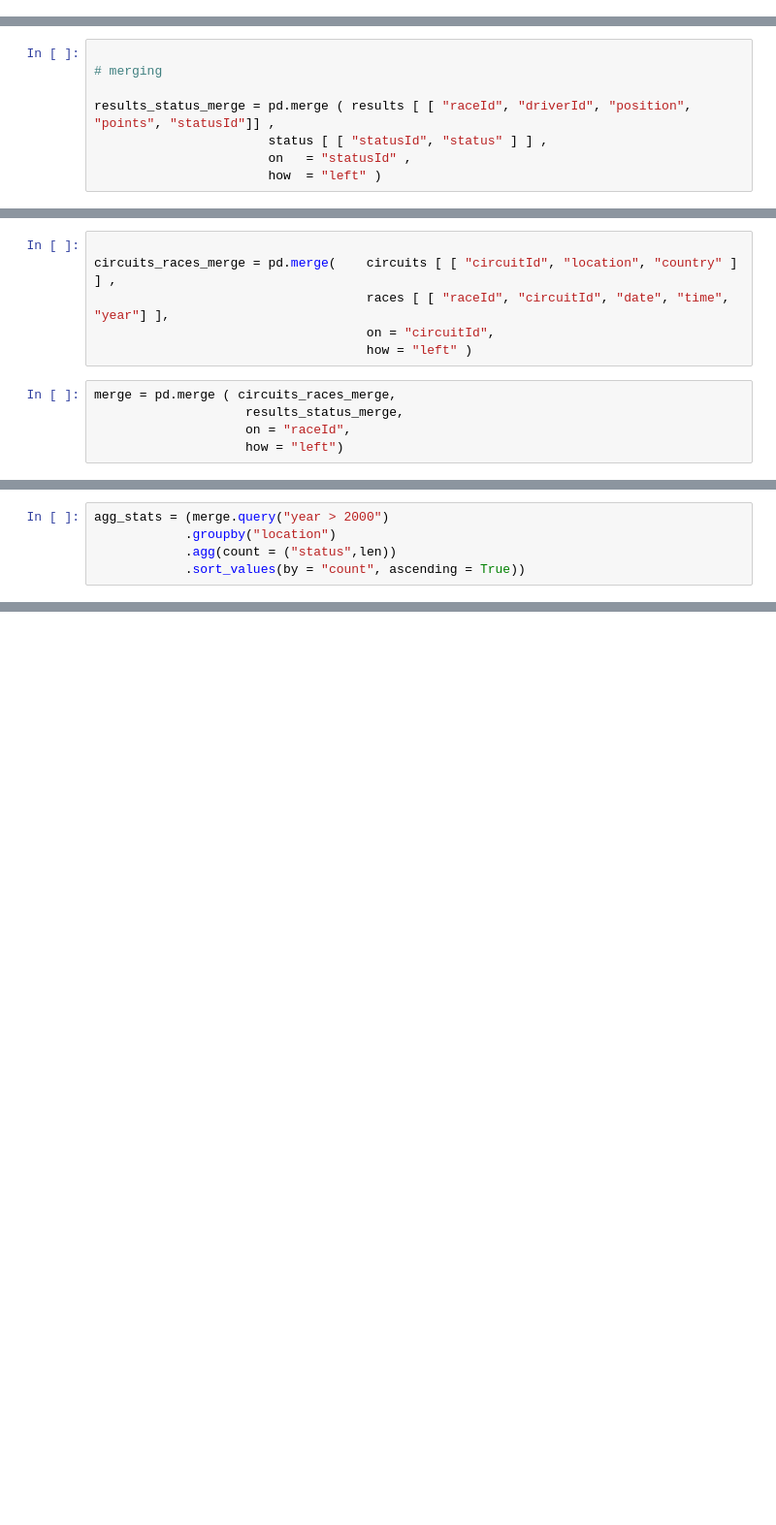
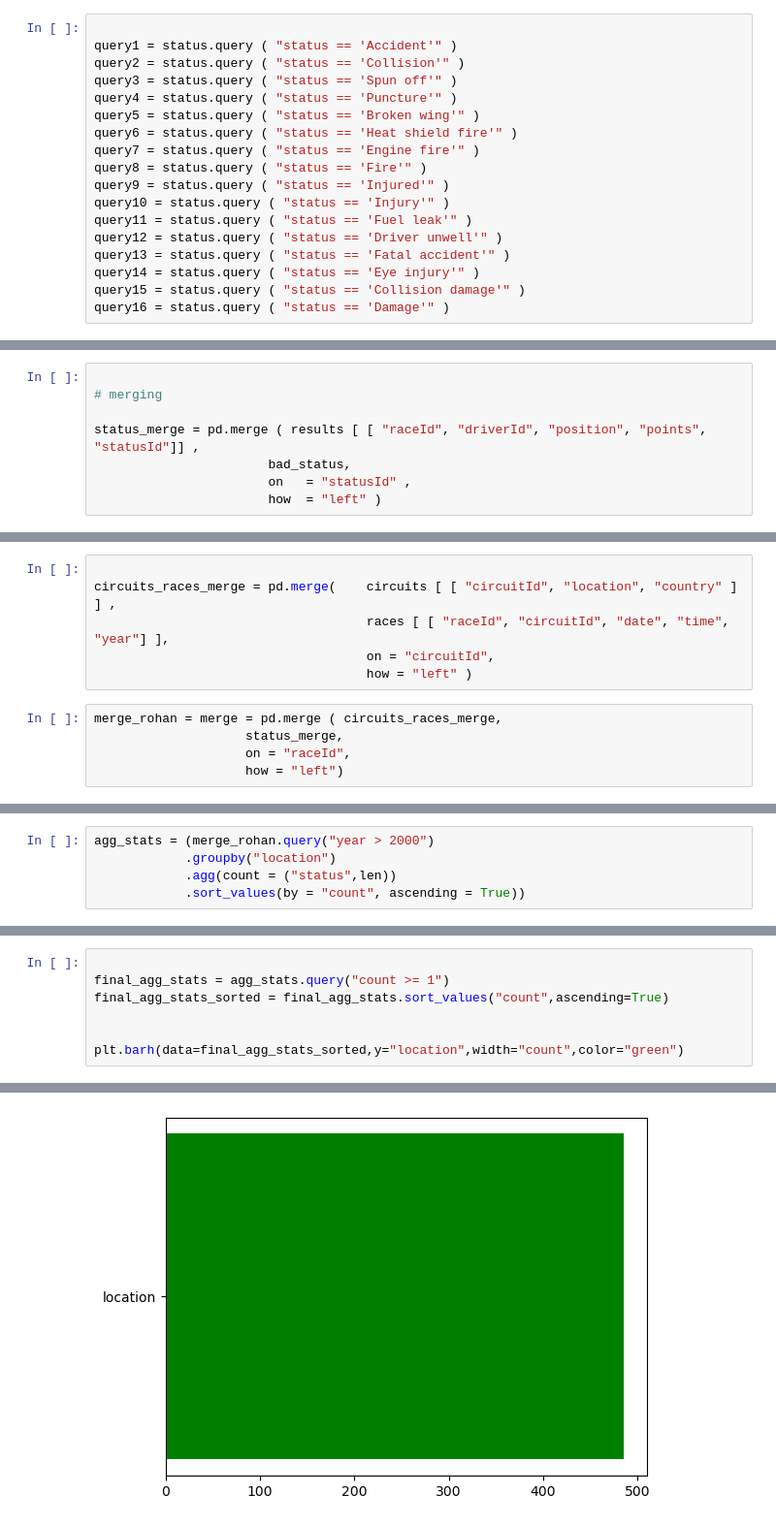
Before and after one commit to j-suave/emoryqtm151, a Jupyter notebook: final_project/Final Project.ipynb, the cells around one changed output, grey strips where cells are left out. Shown at 97% size. Drawn from its saved outputs; the diff is of its cells as text; blank space fills up the shorter version.

```diff
--- a/final_project/Final Project.ipynb
+++ b/final_project/Final Project.ipynb
@@ -161,3 +161,21 @@ dtype: object
 # %% [markdown]
 
 <span style="color:orange"><font size = 5>      I will be using the circuits, races, results, and status datasets.  In the circuits dataset, there are 77 rows (observations), each representing a different circuit ( race location ).  There is no reference of time ( years ) in this dataset.  The columns are
+# %%
+
+query1 = status.query ( "status == 'Accident'" )
+query2 = status.query ( "status == 'Collision'" )
+query3 = status.query ( "status == 'Spun off'" )
+query4 = status.query ( "status == 'Puncture'" )
+query5 = status.query ( "status == 'Broken wing'" )
+query6 = status.query ( "status == 'Heat shield fire'" )
+query7 = status.query ( "status == 'Engine fire'" )
+query8 = status.query ( "status == 'Fire'" )
+query9 = status.query ( "status == 'Injured'" )
+query10 = status.query ( "status == 'Injury'" )
+query11 = status.query ( "status == 'Fuel leak'" )
+query12 = status.query ( "status == 'Driver unwell'" )
+query13 = status.query ( "status == 'Fatal accident'" )
+query14 = status.query ( "status == 'Eye injury'" )
+query15 = status.query ( "status == 'Collision damage'" )
+query16 = status.query ( "status == 'Damage'" )
@@ -165,7 +187,7 @@ dtype: object
 
 # merging
 
-results_status_merge = pd.merge ( results [ [ "raceId", "driverId", "position", "points", "statusId"]] ,
-                       status [ [ "statusId", "status" ] ] ,
+status_merge = pd.merge ( results [ [ "raceId", "driverId", "position", "points", "statusId"]] ,
+                       bad_status,
                        on   = "statusId" ,
                        how  = "left" )
@@ -262,7 +198,7 @@ circuits_races_merge = pd.merge(    circuits [ [ "circuitId", "location", "count
                                     on = "circuitId",
                                     how = "left" )
 # %%
-merge = pd.merge ( circuits_races_merge,
-                    results_status_merge,
+merge_rohan = merge = pd.merge ( circuits_races_merge,
+                    status_merge,
                     on = "raceId",
                     how = "left")
@@ -312,5 +205,5 @@ array([2009, 2008, 2007, 2006, 2005, 2004, 2003, 2002, 2001, 2000, 1999,
 # %%
-agg_stats = (merge.query("year > 2000")
+agg_stats = (merge_rohan.query("year > 2000")
             .groupby("location")
             .agg(count = ("status",len))
             .sort_values(by = "count", ascending = True))
@@ -322,0 +210,8 @@ KeyError: 'location'
+# %%
+
+final_agg_stats = agg_stats.query("count >= 1")
+final_agg_stats_sorted = final_agg_stats.sort_values("count",ascending=True)
+
+
+plt.barh(data=final_agg_stats_sorted,y="location",width="count",color="green")
+# %% [output]
@@ -322,0 +219 @@ KeyError: 'location'
+[figure, added]
```
Also changed, not shown: parts of 9 cells of this notebook.
